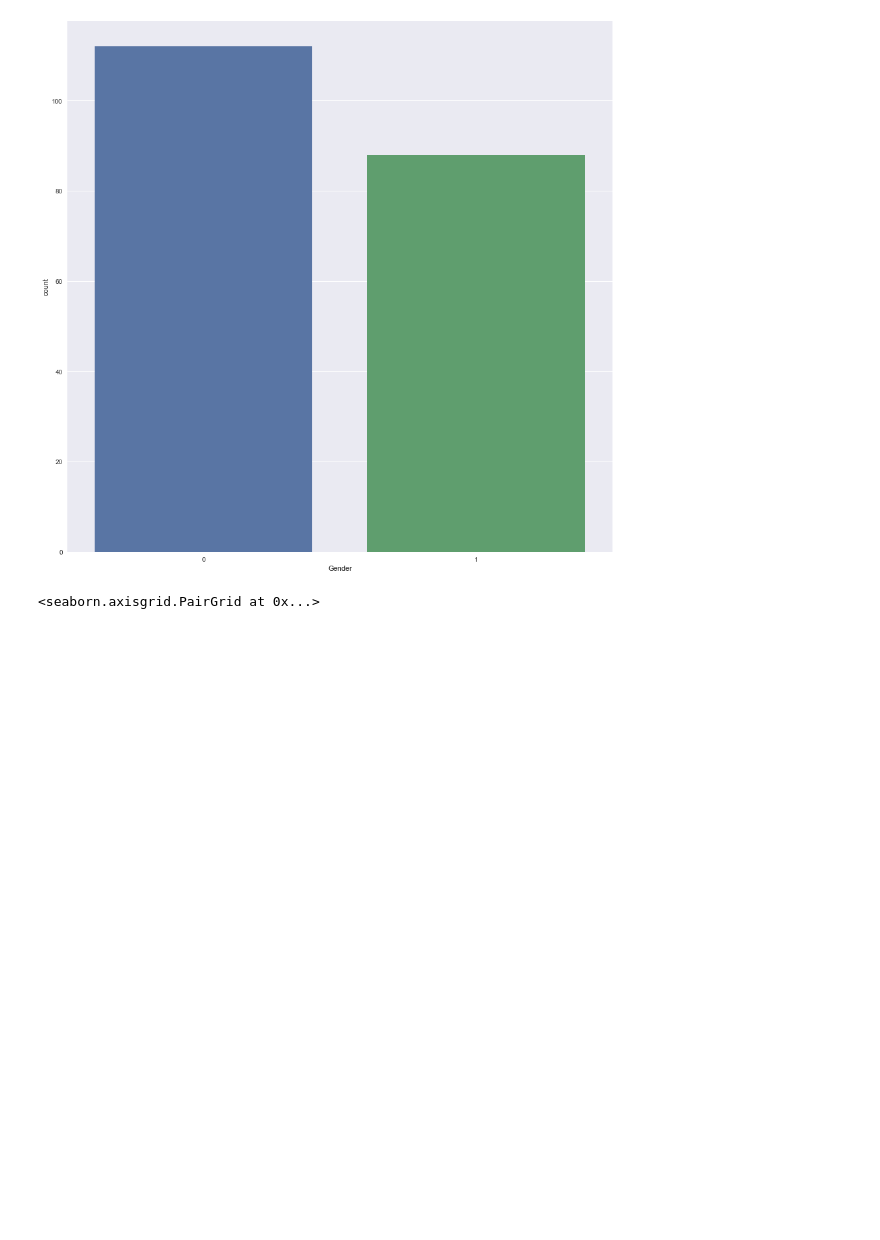
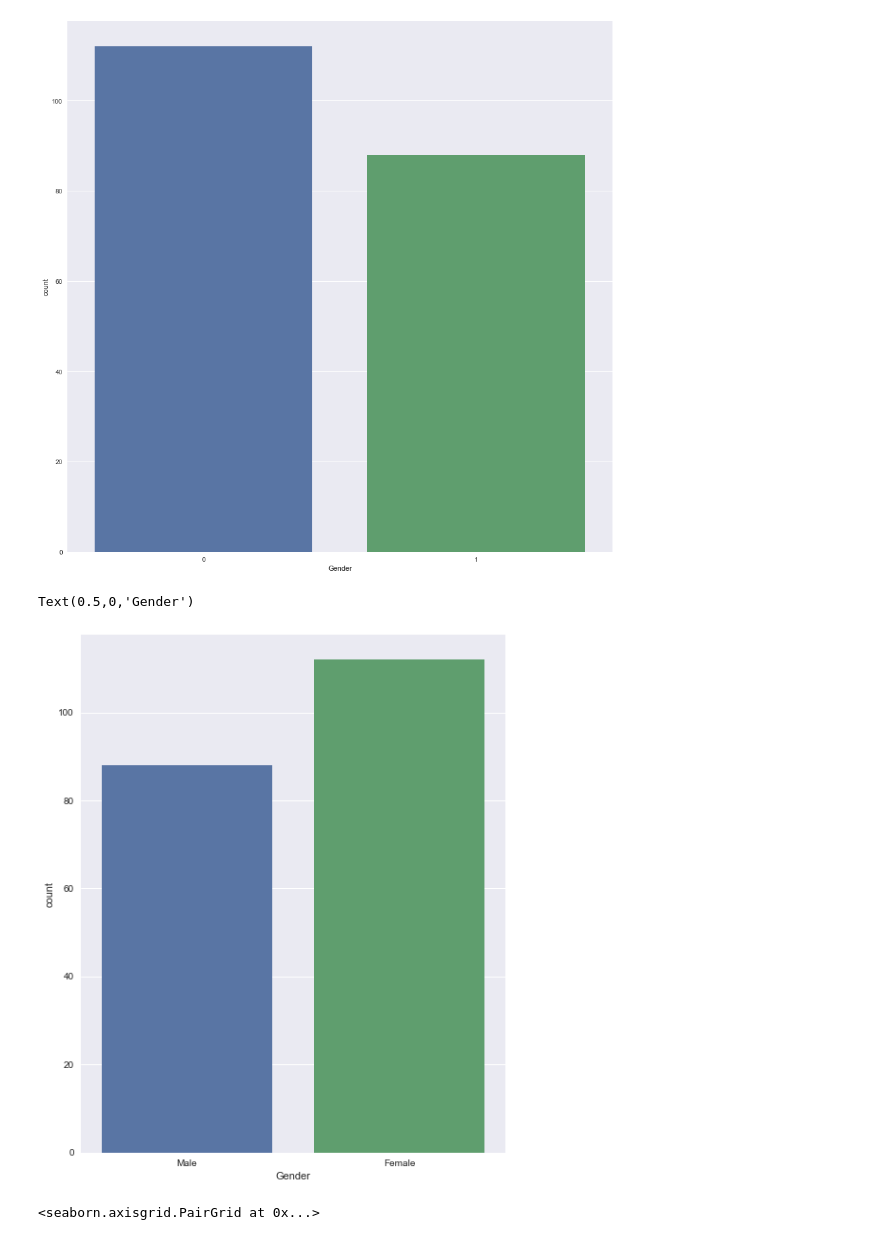
Before and after one commit to chungtseng96/Mall-Customer-Demographic-Segmentation-with-K-Means-Clustering, a Jupyter notebook: model/Mall Customer Segmentation .ipynb, the cells around one changed output. Drawn from its saved outputs; the diff is of its cells as text; code cells hidden in the pictures; blank space fills up the shorter version.

```diff
--- a/model/Mall Customer Segmentation .ipynb
+++ b/model/Mall Customer Segmentation .ipynb
@@ -88,6 +88,15 @@ sns.countplot(x = data.Gender, data = data)
 # %% [output]
 <matplotlib.axes._subplots.AxesSubplot at 0x...>
 [figure]
+# %%
+#Count plot for gender
+sns.set(style = 'darkgrid')
+plt.figure(1, figsize = (8,10))
+sns.countplot(x = data.Genre, data = data)
+plt.xlabel('Gender')
+# %% [output]
+Text(0.5,0,'Gender')
+[figure, added]
 # %%
 #Regression Pairplot
 sns.pairplot(data[['Age','Annual_Income','Spending_Score']], kind = 'reg')
```
Also changed, not shown: 1 other file.
